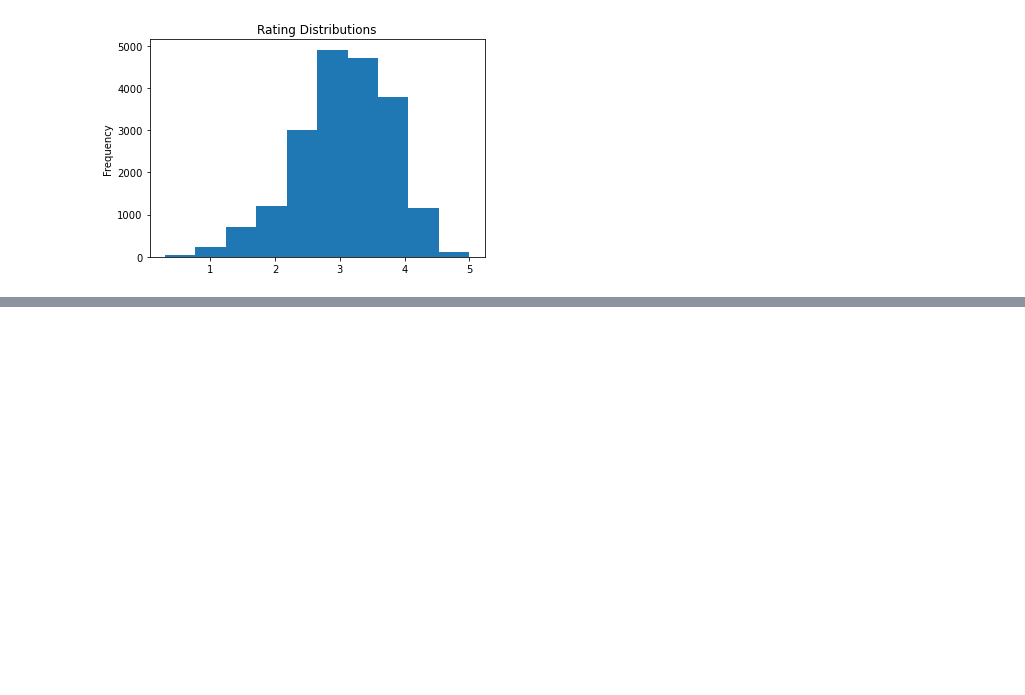
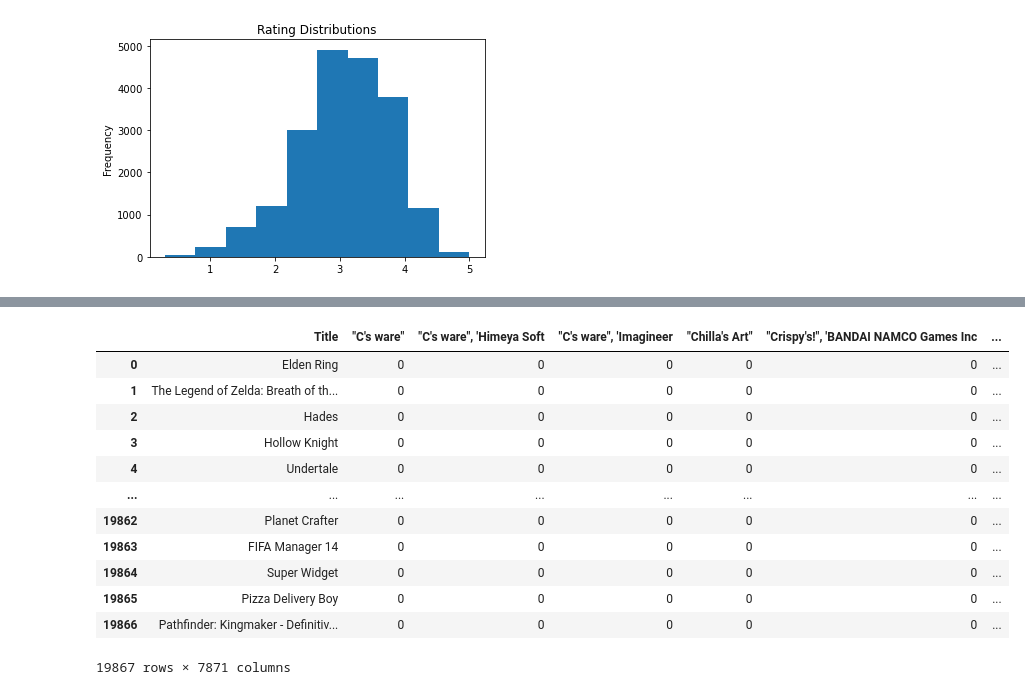
Before and after one commit to Tommyphung1/Predicting-Video-Games-Profit-with-Genres, a Jupyter notebook: notebook_1.ipynb, the cells around one changed output, grey strips where cells are left out. Drawn from its saved outputs; the diff is of its cells as text; code cells hidden in the pictures; blank space fills up the shorter version.

```diff
--- a/notebook_1.ipynb
+++ b/notebook_1.ipynb
@@ -7,6 +7,11 @@ import pandas as pd
 from functions import data_cleaning as dc
 # %%
 df = pd.read_csv('datasets/backloggd_games.csv', index_col= 0)
+goty_df = pd.read_excel('datasets/Sample GOTY.xlsx')
+ranked_df = pd.read_csv('datasets/vgsales.csv')
+# %%
+df['top'] = 0
+df.loc[df['Title'].isin(ranked_df[ranked_df.Global_Sales >= 1].Name.values), 'top'] = 1
 # %% [markdown]
 ## Data Preperations
 
@@ -153,0 +141,16 @@ genre_df[genre_df.columns[:-1]]
+# %%
+dev_df
+# %% [output]
+|  | Title | "C's ware" | "C's ware", 'Himeya Soft | "C's ware", 'Imagineer | "Chilla's Art" | "Crispy's!", 'BANDAI NAMCO Games Inc | ... |
+| 0 | Elden Ring | 0 | 0 | 0 | 0 | 0 | ... |
+| 1 | The Legend of Zelda: Breath of th... | 0 | 0 | 0 | 0 | 0 | ... |
+| 2 | Hades | 0 | 0 | 0 | 0 | 0 | ... |
+| 3 | Hollow Knight | 0 | 0 | 0 | 0 | 0 | ... |
+| 4 | Undertale | 0 | 0 | 0 | 0 | 0 | ... |
+| ... | ... | ... | ... | ... | ... | ... | ... |
+| 19862 | Planet Crafter | 0 | 0 | 0 | 0 | 0 | ... |
+| 19863 | FIFA Manager 14 | 0 | 0 | 0 | 0 | 0 | ... |
+| 19864 | Super Widget | 0 | 0 | 0 | 0 | 0 | ... |
+| 19865 | Pizza Delivery Boy | 0 | 0 | 0 | 0 | 0 | ... |
+| 19866 | Pathfinder: Kingmaker - Definitiv... | 0 | 0 | 0 | 0 | 0 | ... |
+19867 rows × 7871 columns
```
Also changed, not shown: parts of 17 cells of this notebook, 3 other files.
